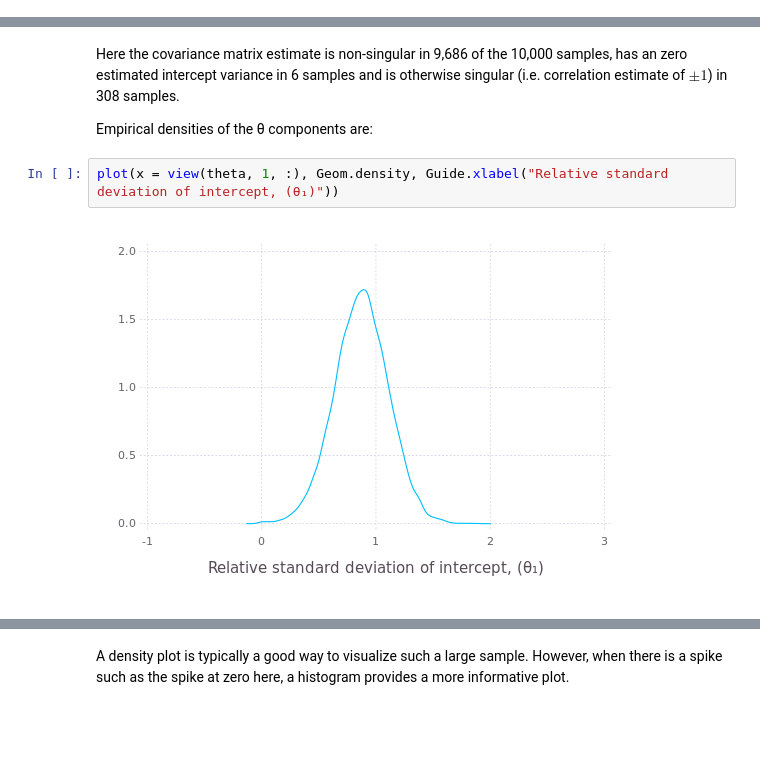
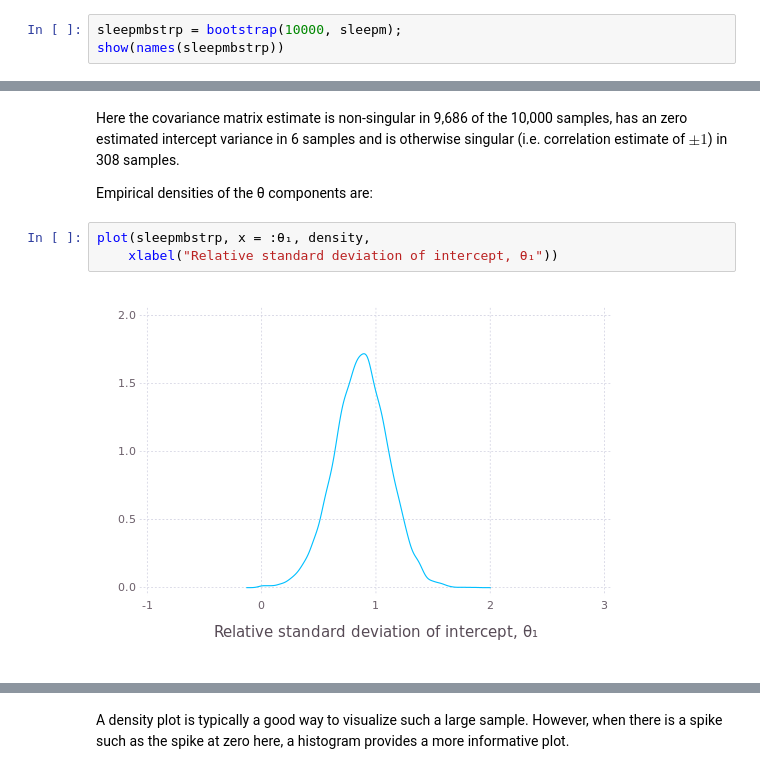
Before and after one commit to dmbates/MixedModelsinJulia, a Jupyter notebook: SingularCovariance.ipynb, the cells around one changed output, grey strips where cells are left out. Cells and saved outputs as stored; diff of their text form; blank space fills up the shorter version.

```diff
--- a/SingularCovariance.ipynb
+++ b/SingularCovariance.ipynb
@@ -209,0 +193,3 @@ true        │     6      0
+# %%
+sleepmbstrp = bootstrap(10000, sleepm);
+show(names(sleepmbstrp))
@@ -212,6 +214,7 @@ Here the covariance matrix estimate is non-singular in 9,686 of the 10,000 sampl
 
 Empirical densities of the θ components are:
 # %%
-plot(x = view(theta, 1, :), Geom.density, Guide.xlabel("Relative standard deviation of intercept, (θ₁)"))
+plot(sleepmbstrp, x = :θ₁, density,
+    xlabel("Relative standard deviation of intercept, θ₁"))
 # %% [output]
-[figure, old version]
+[figure, new version]
```
Also changed, not shown: parts of 44 cells of this notebook, 2 other files.
